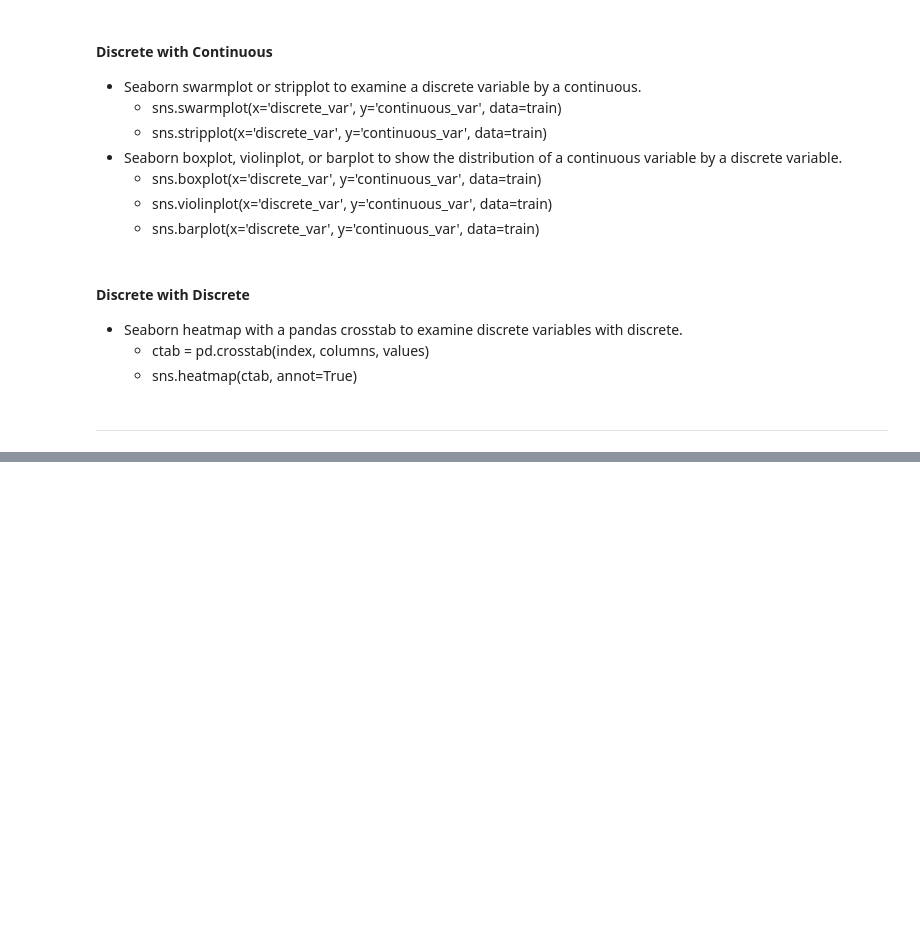
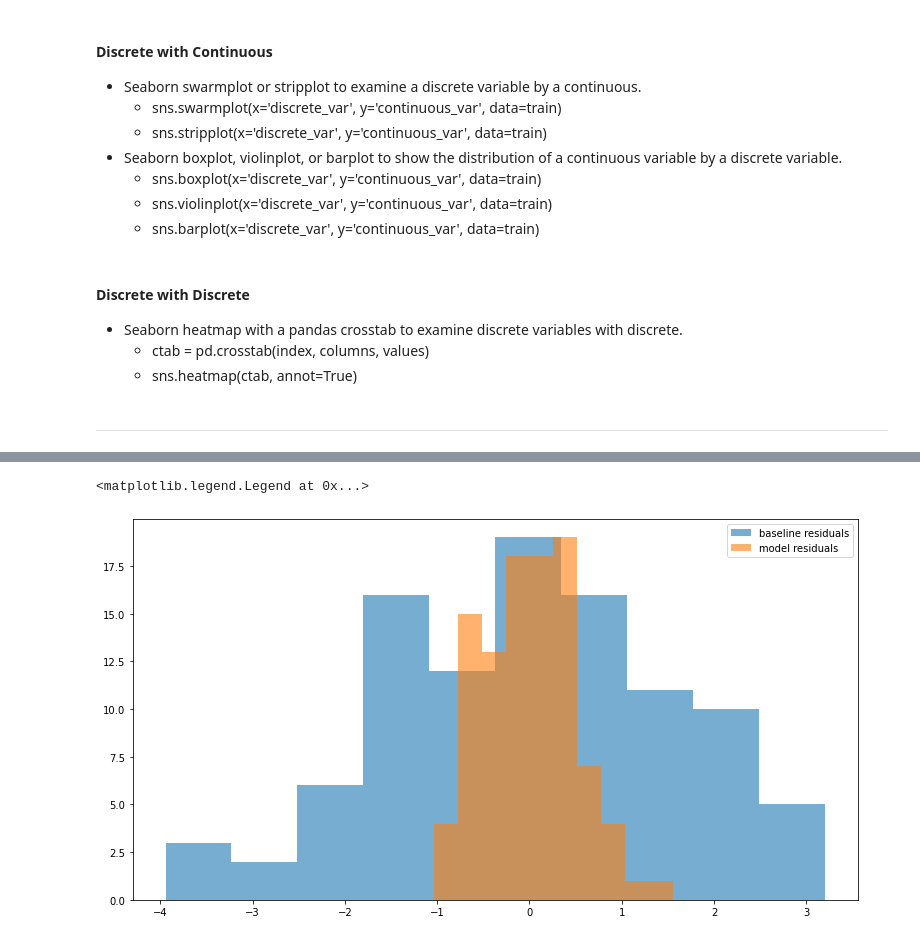
Before and after one commit to natasharivers/regression-exercises, a Jupyter notebook: Regression Notes.ipynb, the cells around one changed output, grey strips where cells are left out. Saved outputs shown, nothing was run; the diff lists cells and outputs as text; code cells hidden in the pictures; blank space fills up the shorter version.

```diff
--- a/Regression Notes.ipynb
+++ b/Regression Notes.ipynb
@@ -358,0 +546,8 @@ ________________________________
+# %%
+fig, ax = plt.subplots(figsize=(13,7))
+ax.hist(df.baseline_residuals, label='baseline residuals', alpha = .6)
+ax.hist(df.residuals, label='model residuals', alpha = .6)
+ax.legend()
+# %% [output]
+<matplotlib.legend.Legend at 0x...>
+[figure, added]
```
Also changed, not shown: parts of 37 cells of this notebook.
